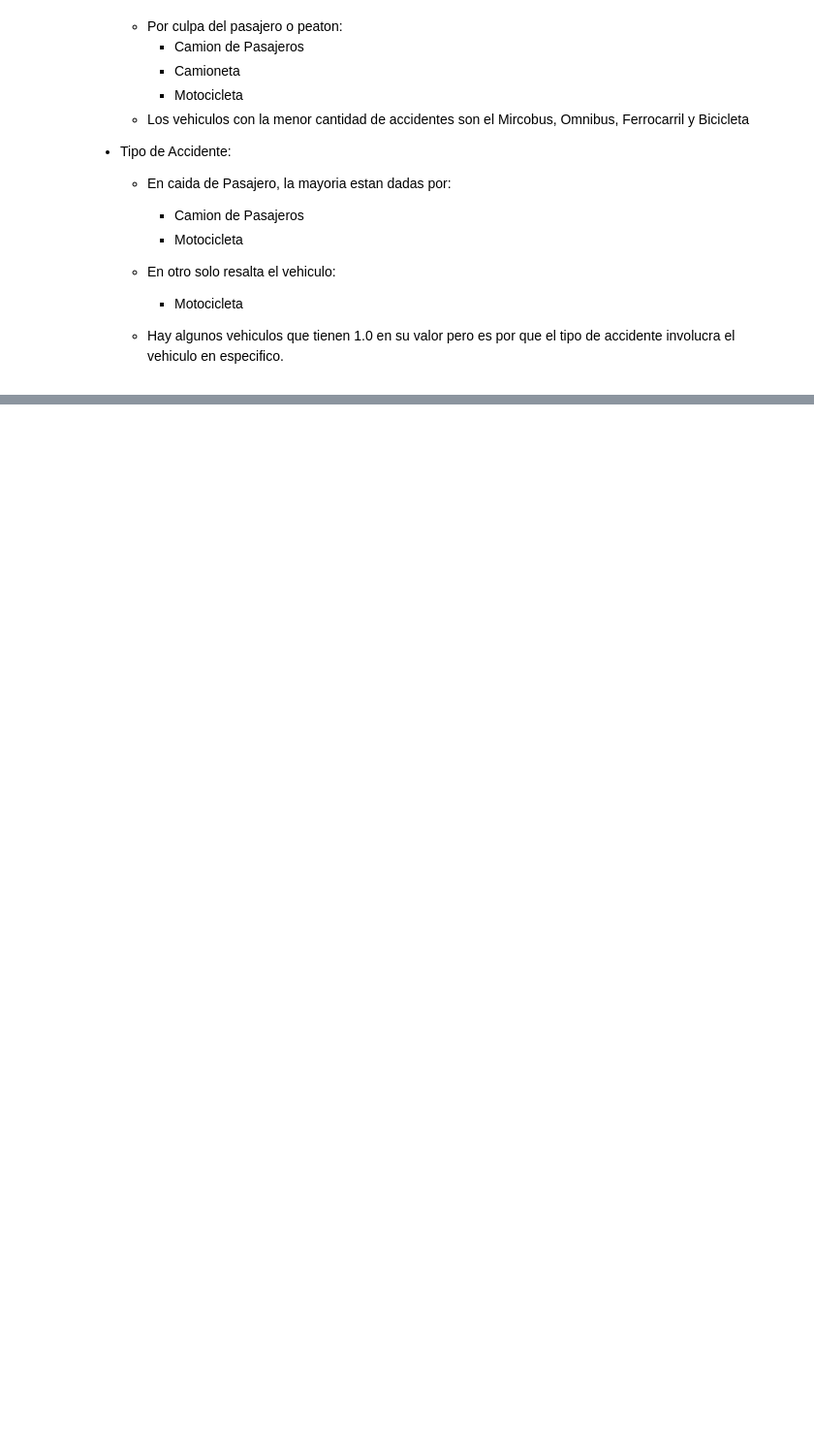
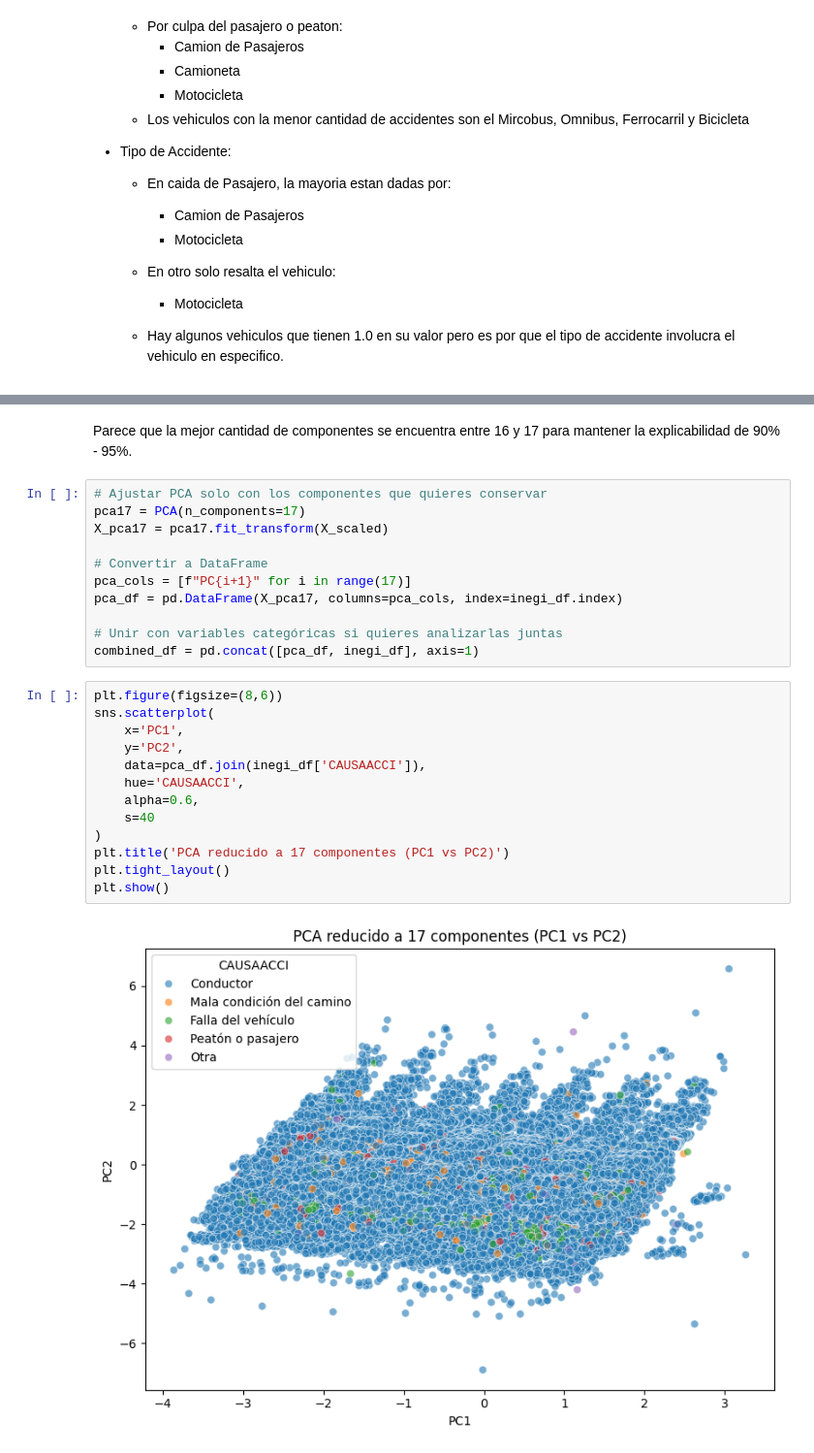
Before and after one commit to Mario-ACL/proyecto_ing_datos, a Jupyter notebook: notebooks/1.02-EDA-relations-1.ipynb, the cells around one changed output, grey strips where cells are left out. Shown at 97% size. Saved outputs shown, nothing was run; the diff lists cells and outputs as text; blank space fills up the shorter version.

```diff
--- a/notebooks/1.02-EDA-relations-1.ipynb
+++ b/notebooks/1.02-EDA-relations-1.ipynb
@@ -442,0 +565,28 @@ plt.show()
+# %% [markdown]
+Parece que la mejor cantidad de componentes se encuentra entre 16 y 17 para mantener la explicabilidad de 90% - 95%.
+# %%
+# Ajustar PCA solo con los componentes que quieres conservar
+pca17 = PCA(n_components=17)
+X_pca17 = pca17.fit_transform(X_scaled)
+
+# Convertir a DataFrame
+pca_cols = [f"PC{i+1}" for i in range(17)]
+pca_df = pd.DataFrame(X_pca17, columns=pca_cols, index=inegi_df.index)
+
+# Unir con variables categóricas si quieres analizarlas juntas
+combined_df = pd.concat([pca_df, inegi_df], axis=1)
+# %%
+plt.figure(figsize=(8,6))
+sns.scatterplot(
+    x='PC1',
+    y='PC2',
+    data=pca_df.join(inegi_df['CAUSAACCI']),
+    hue='CAUSAACCI',
+    alpha=0.6,
+    s=40
+)
+plt.title('PCA reducido a 17 componentes (PC1 vs PC2)')
+plt.tight_layout()
+plt.show()
+# %% [output]
+[figure, added]
```
Also changed, not shown: parts of 15 cells of this notebook, 1 other file.
